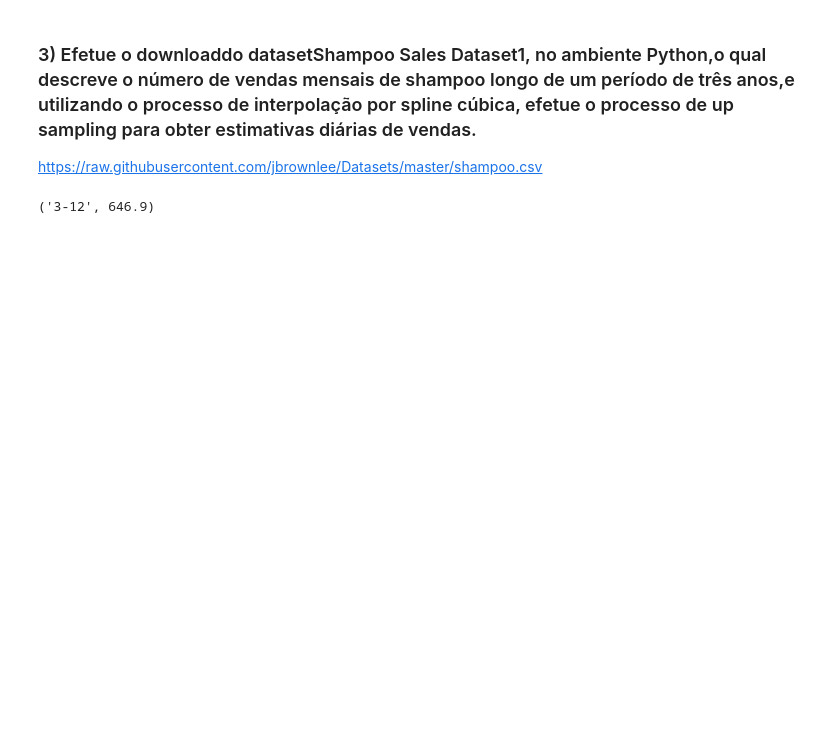
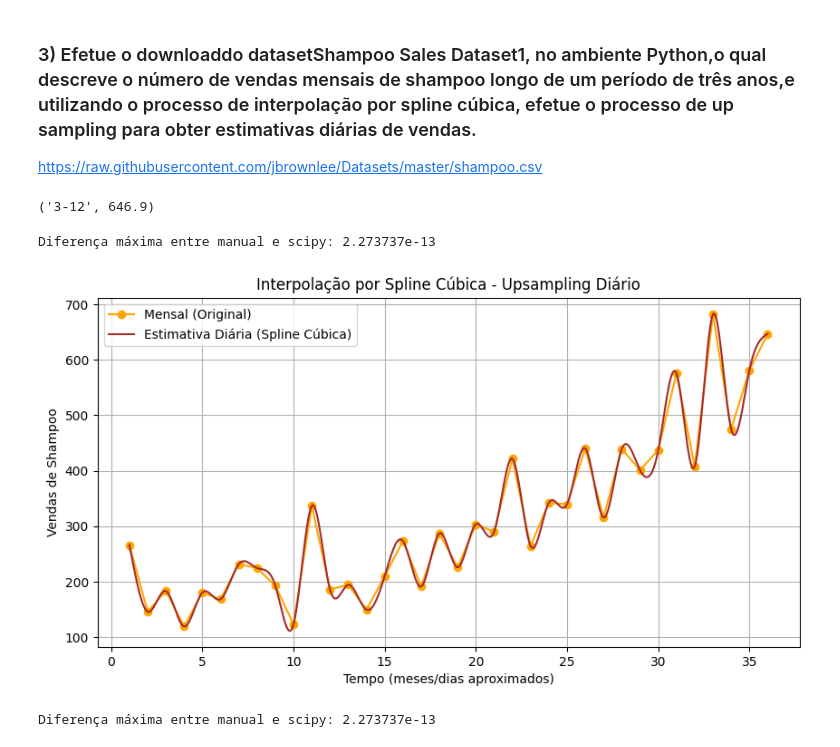
Before and after one commit to Luckas33/MetodosNumericos, a Jupyter notebook: TrabalhoComputacional_2.ipynb, the cells around one changed output. Saved outputs shown, nothing was run; the diff lists cells and outputs as text; code cells hidden in the pictures; blank space fills up the shorter version.

```diff
--- a/TrabalhoComputacional_2.ipynb
+++ b/TrabalhoComputacional_2.ipynb
@@ -391,3 +487,55 @@ https://raw.githubusercontent.com/jbrownlee/Datasets/master/shampoo.csv
 "3-12",646.9
 # %% [output]
 ('3-12', 646.9)
+# %%
+import pandas as pd
+
+sales = np.array([
+    266.0, 145.9, 183.1, 119.3, 180.3, 168.5,
+    231.8, 224.5, 192.8, 122.9, 336.5, 185.9,
+    194.3, 149.5, 210.1, 273.3, 191.4, 287.0,
+    226.0, 303.6, 289.9, 421.6, 264.5, 342.3,
+    339.7, 440.4, 315.9, 439.3, 401.3, 437.4,
+    575.5, 407.6, 682.0, 475.3, 581.3, 646.9
+])
+months = np.arange(1, len(sales) + 1)
+
+M = cubic_spline_coeffs(months, sales)
+
+days = np.linspace(1, len(sales), len(sales)*30)
+
+daily_sales = [evaluate_cubic_spline(d, months, sales, M) for d in days]
+
+cs = CubicSpline(months, sales, bc_type='natural')
+daily_sales_scipy = cs(days)
+
+# ---- Comparação (diferença máxima) ----
+diff = np.max(np.abs(np.array(daily_sales_manual) - np.array(daily_sales_scipy)))
+print(f"Diferença máxima entre manual e scipy: {diff:e}")
+
+plt.figure(figsize=(10, 5))
+plt.plot(months, sales, 'o-', label='Mensal (Original)', color='orange')
+plt.plot(days, daily_sales, '-', label='Estimativa Diária (Spline Cúbica)', color='brown')
+plt.xlabel('Tempo (meses/dias aproximados)')
+plt.ylabel('Vendas de Shampoo')
+plt.title('Interpolação por Spline Cúbica - Upsampling Diário')
+plt.legend()
+plt.grid(True)
+plt.show()
+# %% [output]
+Diferença máxima entre manual e scipy: 2.273737e-13
+[figure, added]
+# %%
+M = cubic_spline_coeffs(months, sales)
+days = np.linspace(1, len(sales), len(sales)*30)
+daily_sales_manual = [evaluate_cubic_spline(d, months, sales, M) for d in days]
+
+# ---- Usando CubicSpline do SciPy ----
+cs = CubicSpline(months, sales, bc_type='natural')
+daily_sales_scipy = cs(days)
+
+# ---- Comparação (diferença máxima) ----
+diff = np.max(np.abs(np.array(daily_sales_manual) - np.array(daily_sales_scipy)))
+print(f"Diferença máxima entre manual e scipy: {diff:e}")
+# %% [output]
+Diferença máxima entre manual e scipy: 2.273737e-13
```
Also changed, not shown: parts of 6 cells of this notebook.
